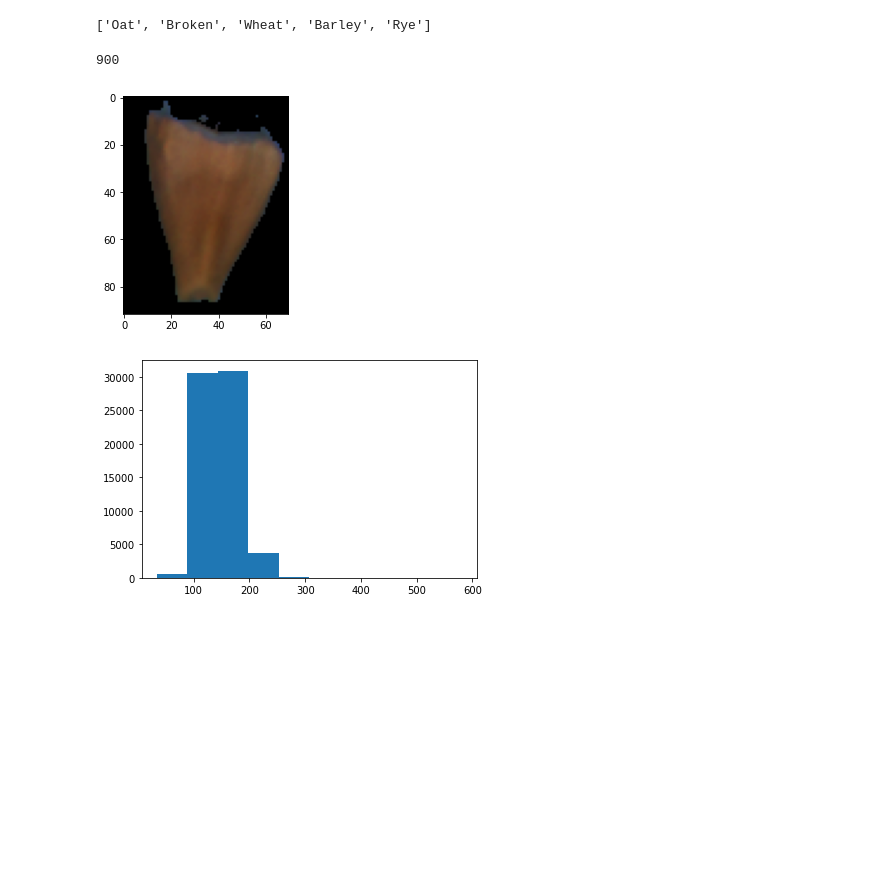
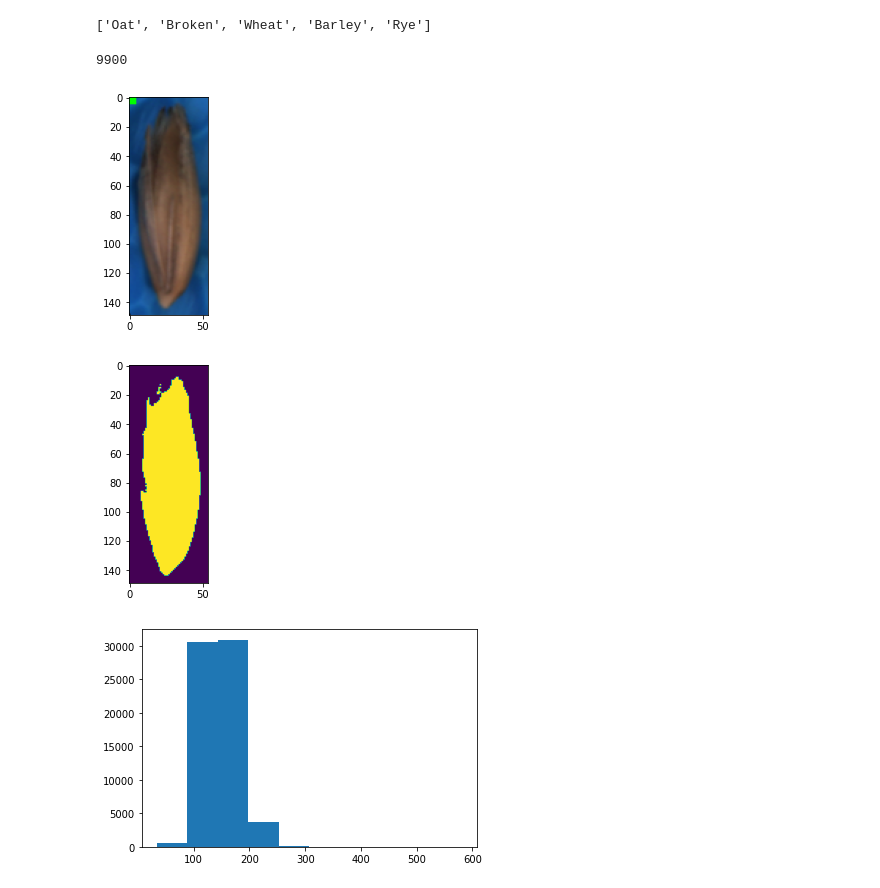
Before and after one commit to Ersboll/Using-Deep-Learning-to-classify-grain-kernels-and-grain-damages, a Jupyter notebook: src/Data investigation.ipynb, the cells around one changed output. Cells and saved outputs as stored; diff of their text form; code cells hidden in the pictures; blank space fills up the shorter version.

```diff
--- a/src/Data investigation.ipynb
+++ b/src/Data investigation.ipynb
@@ -18,0 +13,22 @@ for (data,target) in test:
+# %%
+max_check = np.ones(7)
+min_check = np.zeros(7)
+
+maximum = np.zeros(7)
+minimum = np.ones(7)*255
+for (data,target,scale) in train:
+    for i in range(data.shape[1]):
+        temp_max = data[:,i,:,:].max()
+        temp_min = data[:,i,:,:].min()
+        if data[:,i,:,:].max() > maximum[i]:
+            maximum[i] = temp_max
+        if data[:,i,:,:].min() < minimum[i]:
+            minimum[i] = temp_min
+
+        if np.all(maximum == max_check) and np.all(minimum == min_check):
+            break
+    if np.all(maximum == max_check) and np.all(minimum == min_check):
+            break
+
+print(maximum)
+print(minimum)
@@ -22,8 +42,3 @@ for (data,target) in test:
 # 11000 wheat
 # 9000 rye
 # 1000 broken
-# %%
-for i in range(len(temp)):
-    plt.imshow(np.moveaxis(temp[i].numpy(),0,2)[:,:,[4,2,1]])
-    plt.title(i)
-    plt.show()
@@ -60,18 +61,6 @@ for i in range(len(all_file_names)):
     for j in range(len(all_file_names[i])):
         all_file_names[i][j] = '../data/train/'+classes[i]+'/'+all_file_names[i][j]
 # %%
-len(all_file_names[1])
+len(all_file_names[2])
 # %% [output]
-900
+9900
-# %%
-temp_im = np.load(all_file_names[1][1])
-temp_im = temp_im[:,:,:7]/255
-mask = temp_im[:,:,4].copy()
-mask[temp_im[:,:,4] < 0.175] = 0
-mask[temp_im[:,:,4] >= 0.175] = 1
-temp_im[mask==0] = 0
-plt.imshow(temp_im[:,:,[4,2,1]])
-# plt.imshow(mask)
-plt.show()
-# %% [output]
-[figure, removed]
@@ -78,3 +69,24 @@ plt.show()
+# %%
+num = 0
+image = np.load(all_file_names[num][np.random.randint(0,len(all_file_names[num]))])
+image = image[:,:,:7]
+plt.imshow(image[:,:,[4,2,1]])
+plt.show()
+# plt.imshow(temp_im[:,:,6])
+# plt.show()
+mask = np.zeros((image.shape[0],image.shape[1])) #image[:,:,6].copy()
+temp_blue = image[:,:,1].copy()
+temp_blue[temp_blue==0] = 1
+mask[image[:,:,4]/temp_blue >= 1] = 1
+mask[:5,:5] = 0
+image[mask==0] = 0
+plt.imshow(mask)
+plt.show()
+# plt.imshow(temp_im[:,:,[4,2,1]])
+# plt.show()
+# %% [output]
+[figure, added]
+[figure, added]
 # %%
 files = np.array([val for sublist in all_file_names for val in sublist])
 # %%
```
Also changed, not shown: parts of 5 cells of this notebook, 6 other files.
